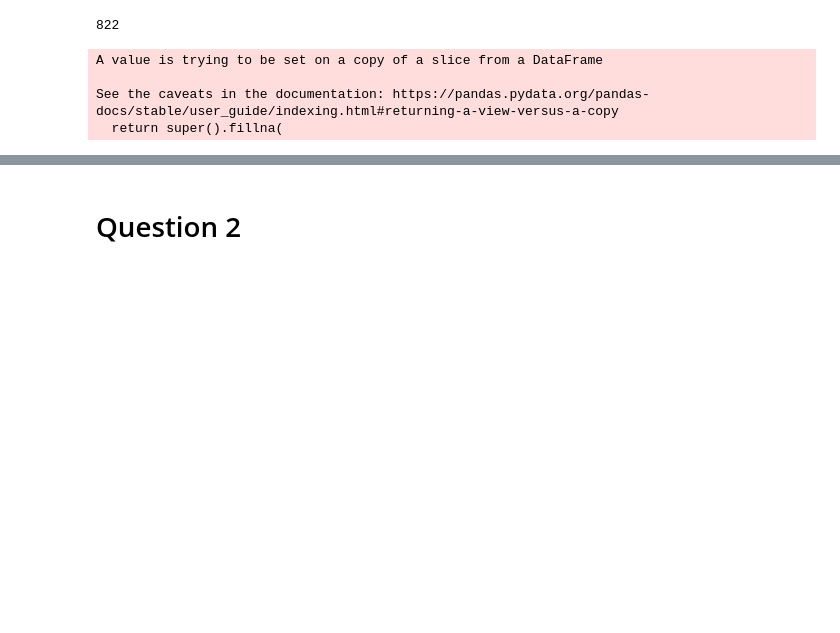
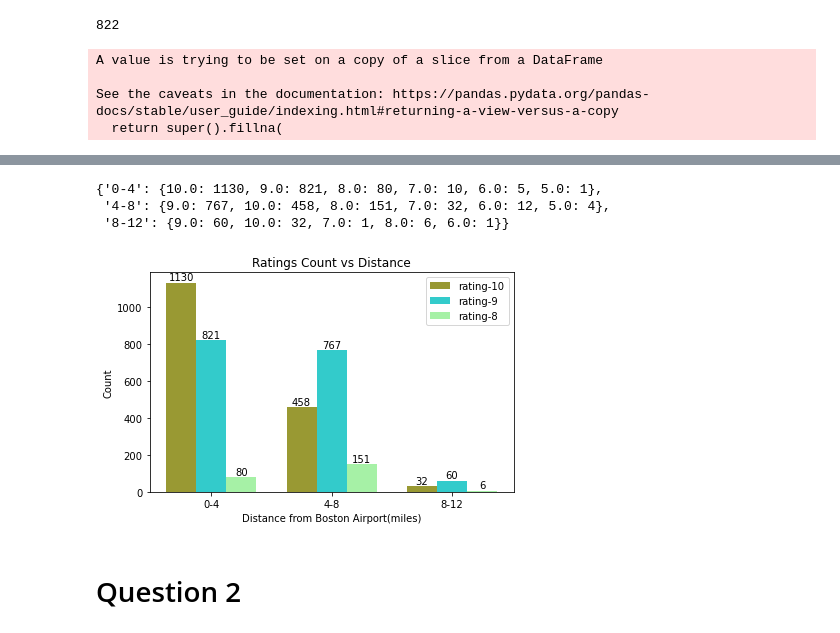
Before and after one commit to sujanshahi050/Data-Science-Projects, a Jupyter notebook: Data Science Blog/Location Based Analysis of properties in Boston.ipynb, the cells around one changed output, grey strips where cells are left out. Cells and saved outputs as stored; diff of their text form; code cells hidden in the pictures; blank space fills up the shorter version.

Commit message:
Solved question 2 and created a barchart

```diff
--- a/Data Science Blog/Location Based Analysis of properties in Boston.ipynb
+++ b/Data Science Blog/Location Based Analysis of properties in Boston.ipynb
@@ -293,3 +281,68 @@ Findings   :   More properties near the distance of 0-4 miles have ratings of 10
+# %%
+# Dropping all ratings less than 5 since there are very few of them
+# Delete all ratings less than 5 because there were very few of them for all distances
+for i in range(5):
+    if i in ratings_dict['0-4']:
+        del ratings_dict['0-4'][i]
+    if i in ratings_dict['4-8']:
+        del ratings_dict['4-8'][i]
+    if i in ratings_dict['8-12']:
+        del ratings_dict['8-12'][i]
+ratings_dict
+# %% [output]
+{'0-4': {10.0: 1130, 9.0: 821, 8.0: 80, 7.0: 10, 6.0: 5, 5.0: 1},
+ '4-8': {9.0: 767, 10.0: 458, 8.0: 151, 7.0: 32, 6.0: 12, 5.0: 4},
+ '8-12': {9.0: 60, 10.0: 32, 7.0: 1, 8.0: 6, 6.0: 1}}
+# %%
+# New dict to convert to dataframe
+r_dict = {'distance':['0-4','4-8','8-12'],'10':[1130,458,32],'9':[821,767,60],'8':[80,151,6],'7':[10,32,1],'6':[5,12,1],'5':[1,4,0]}
+ratings_df = pd.DataFrame(data=r_dict)
+
+# Code Credit: https://matplotlib.org/3.3.3/gallery/lines_bars_and_markers/barchart.html#sphx-glr-gallery-lines-bars-and-markers-barchart-py
+def autolabel(rects):
+    """Attach a text label above each bar in *rects*, displaying its height."""
+    for rect in rects:
+        height = rect.get_height()
+        ax.annotate('{}'.format(height),
+                    xy=(rect.get_x() + rect.get_width() / 2, height),
+                    xytext=(0,0.15), # .25 vertical offset
+                    textcoords="offset points",
+                    ha='center', va='bottom')
+n_groups = 3
+
+fig, ax = plt.subplots()
+index = np.arange(n_groups)
+bar_width = 0.25
+opacity = 0.8
+
+bar_10 = plt.bar(index,ratings_df['10'],bar_width,
+                alpha=opacity,
+                color='olive',
+                label='rating-10')
+
+bar_9 = plt.bar(index+bar_width,ratings_df['9'],bar_width,
+                alpha=opacity,
+                color='c',
+                label='rating-9')
+bar_8 = plt.bar(index+2*bar_width, ratings_df['8'],bar_width,
+                alpha=opacity,
+                color='lightgreen',
+                label='rating-8')
+
+
+plt.xlabel('Distance from Boston Airport(miles)')
+plt.ylabel('Count')
+plt.title('Ratings Count vs Distance')
+plt.xticks((index+ bar_width),('0-4','4-8','8-12'))
+plt.legend()
+plt.savefig('ratingsCount-vs-distance-bar-chart.jpg')
+autolabel(bar_10)
+autolabel(bar_9)
+autolabel(bar_8)
+plt.tight_layout()
+plt.show()
+# %% [output]
+[figure, added]
 # %% [markdown]
 # Question 2
 # %%
```
Also changed, not shown: parts of 16 cells of this notebook, 6 other files.
